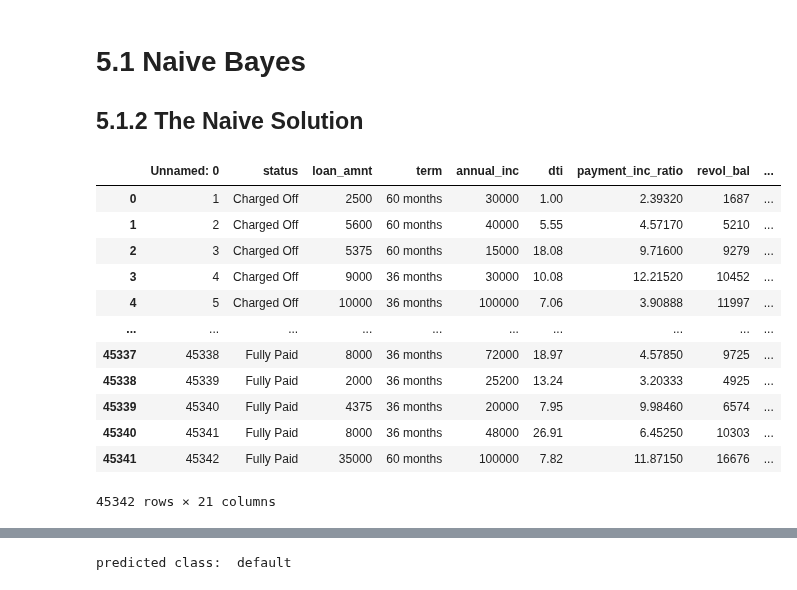
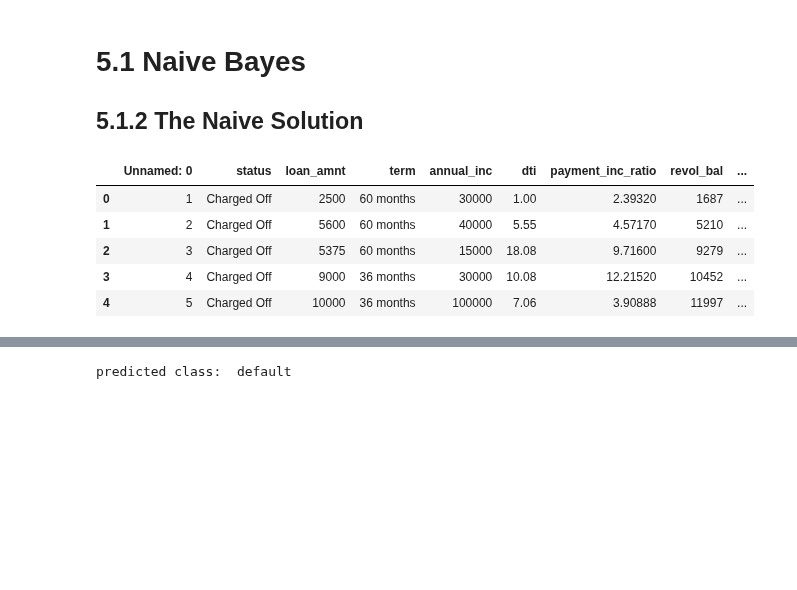
Before and after one commit to young-hwanlee/my-practical-statistics-for-data-scientists, a Jupyter notebook: Chapter_5_Classification.ipynb, the cells around one changed output, grey strips where cells are left out. Cells and saved outputs as stored; diff of their text form; code cells hidden in the pictures; blank space fills up the shorter version.

```diff
--- a/Chapter_5_Classification.ipynb
+++ b/Chapter_5_Classification.ipynb
@@ -82,21 +82,14 @@ FULL_TRAIN_SET_CSV = DATA + 'full_train_set.csv.gz'
 # %%
 loan_data = pd.read_csv(LOAN_DATA_CSV)
 # %%
-loan_data
+loan_data.head()
 # %% [output]
 |  | Unnamed: 0 | status | loan_amnt | term | annual_inc | dti | payment_inc_ratio | revol_bal | ... |
 | 0 | 1 | Charged Off | 2500 | 60 months | 30000 | 1.00 | 2.39320 | 1687 | ... |
 | 1 | 2 | Charged Off | 5600 | 60 months | 40000 | 5.55 | 4.57170 | 5210 | ... |
 | 2 | 3 | Charged Off | 5375 | 60 months | 15000 | 18.08 | 9.71600 | 9279 | ... |
 | 3 | 4 | Charged Off | 9000 | 36 months | 30000 | 10.08 | 12.21520 | 10452 | ... |
 | 4 | 5 | Charged Off | 10000 | 36 months | 100000 | 7.06 | 3.90888 | 11997 | ... |
-| ... | ... | ... | ... | ... | ... | ... | ... | ... | ... |
-| 45337 | 45338 | Fully Paid | 8000 | 36 months | 72000 | 18.97 | 4.57850 | 9725 | ... |
-| 45338 | 45339 | Fully Paid | 2000 | 36 months | 25200 | 13.24 | 3.20333 | 4925 | ... |
-| 45339 | 45340 | Fully Paid | 4375 | 36 months | 20000 | 7.95 | 9.98460 | 6574 | ... |
-| 45340 | 45341 | Fully Paid | 8000 | 36 months | 48000 | 26.91 | 6.45250 | 10303 | ... |
-| 45341 | 45342 | Fully Paid | 35000 | 60 months | 100000 | 7.82 | 11.87150 | 16676 | ... |
-45342 rows × 21 columns
 # %%
 # convert to categorical
 loan_data.outcome = loan_data.outcome.astype('category')
```
Also changed, not shown: parts of 16 cells of this notebook.
